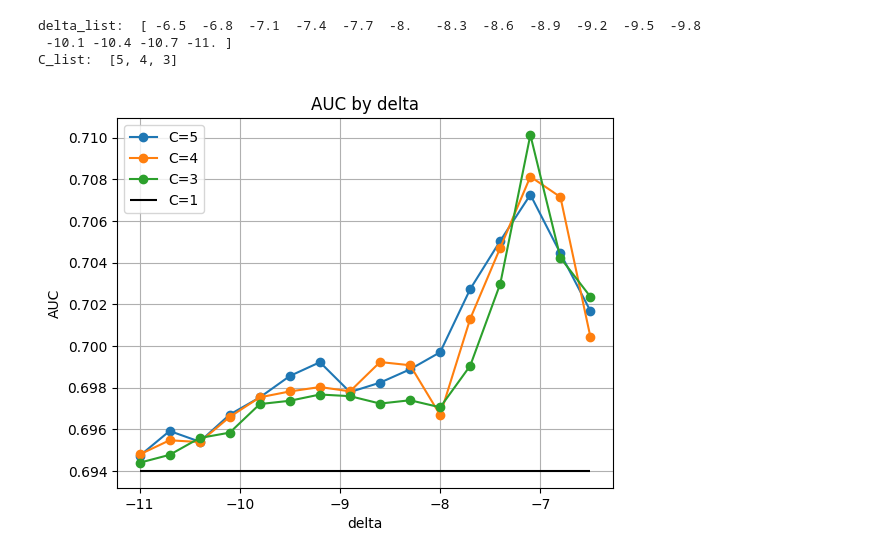
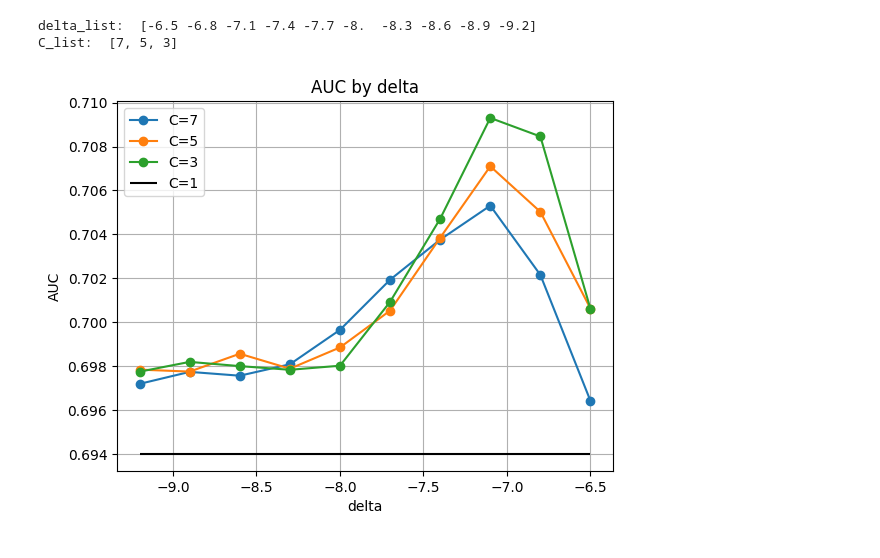
Before and after one commit to kimisuke0503/colab-research, a Jupyter notebook: movieLens_binarization/binary_movie_RSCCMM_CF.ipynb, the cells around one changed output. Cells and saved outputs as stored; diff of their text form; code cells hidden in the pictures.

```diff
--- a/movieLens_binarization/binary_movie_RSCCMM_CF.ipynb
+++ b/movieLens_binarization/binary_movie_RSCCMM_CF.ipynb
@@ -125,11 +125,11 @@ print(RSCCMM_CF_AUC_AVE(1, test_movie, X_movie, 5, -7))
 # %%
 #deltaのリスト
 name = "binary_movie_RSCCMM_delta"
-delta_list = np.arange(-6.5, -11.1, -0.3)
+delta_list = np.arange(-6.5, -9.5, -0.3)
 print("delta_list: ", delta_list)
 
 #Cのリスト
-C = [5, 4, 3]
+C = [7, 5, 3]
 print("C_list: ", C)
 
 # csv output
@@ -141,38 +141,37 @@ output_info = [["クラスター数", "delta", "AUC"]]
 for c in C:
   #aucのリスト
   auc_list = []
 
   for delta in delta_list:
-    auc = RSCCMM_CF_AUC_AVE(3, test_movie, X_movie, c, delta)
+    auc = RSCCMM_CF_AUC_AVE(10, test_movie, X_movie, c, delta)
     output_info.append([c, delta, auc])
     # print(f"cluster{c}, delta={delta}, auc={auc}")
     auc_list.append(auc)
   plt.plot(delta_list, auc_list, marker = 'o', label=f"C={c}")
   output.append(auc_list)
 
 
 # png out
 plt.hlines(0.6940, delta_list[0], delta_list[len(delta_list)-1], color="k", label="C=1")
 plt.legend()
 plt.title('AUC by delta')
 plt.xlabel('delta')
 plt.ylabel('AUC')
 plt.grid(True)
 plt.savefig(f"{name}.png", format="png", dpi=300)
 
 # csv out
 with open(f'{name}.csv', 'wt', encoding='utf-8', newline='') as fout:
     writer = csv.writer(fout)
     writer.writerows(output)
 
 with open(f'{name}_info.csv', 'wt', encoding='utf-8', newline='') as fout:
     writer = csv.writer(fout)
     writer.writerows(output_info)
 # %% [output]
-delta_list:  [ -6.5  -6.8  -7.1  -7.4  -7.7  -8.   -8.3  -8.6  -8.9  -9.2  -9.5  -9.8
- -10.1 -10.4 -10.7 -11. ]
-C_list:  [5, 4, 3]
+delta_list:  [-6.5 -6.8 -7.1 -7.4 -7.7 -8.  -8.3 -8.6 -8.9 -9.2]
+C_list:  [7, 5, 3]
-[figure, old version]
+[figure, new version]
 # %%
 # csvデータから再現
 name = "binary_movie_RSCCMM_delta"
```
Also changed, not shown: parts of 3 cells of this notebook.
